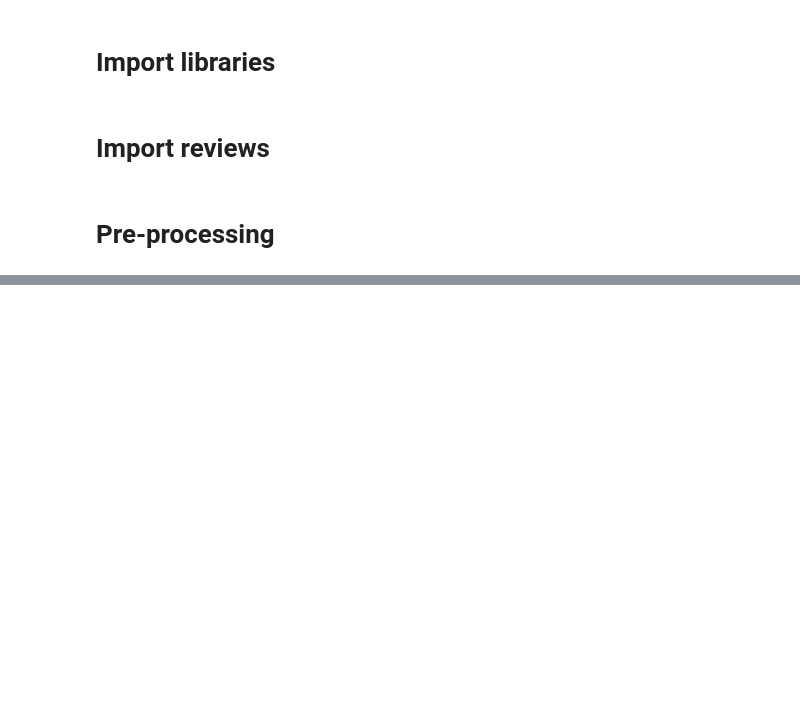
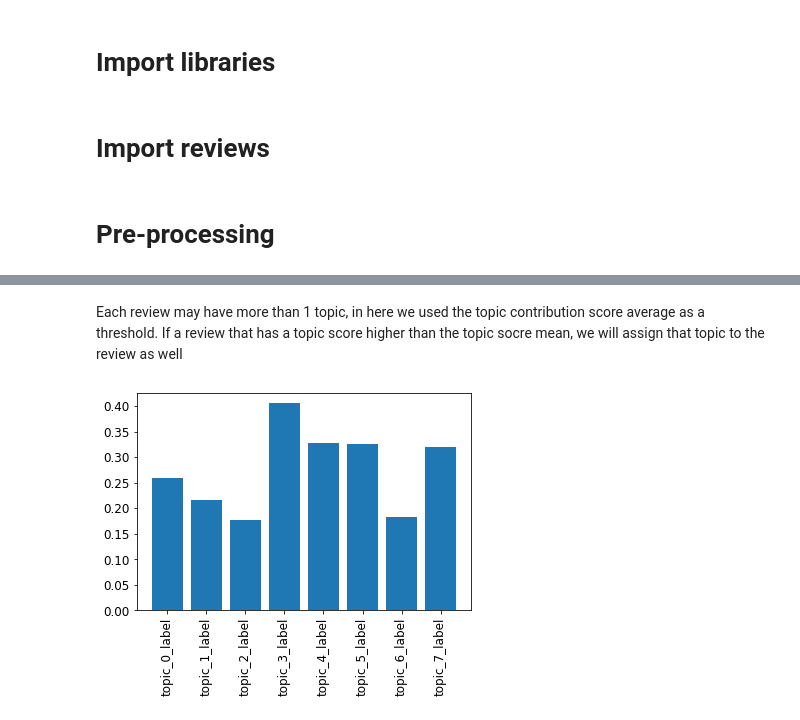
Before and after one commit to mads-app-reviews-nlp/app-reviews-nlp, a Jupyter notebook: playground/stanley/Unsupervised_learning.ipynb, the cells around one changed output, grey strips where cells are left out. Drawn from its saved outputs; the diff is of its cells as text; code cells hidden in the pictures; blank space fills up the shorter version.

```diff
--- a/playground/stanley/Unsupervised_learning.ipynb
+++ b/playground/stanley/Unsupervised_learning.ipynb
@@ -366,0 +558,27 @@ for tp in x:
+# %% [markdown]
+Each review may have more than 1 topic, in here we used the topic contribution score average as a threshold. If a review that has a topic score higher than the topic socre mean, we will assign that topic to the review as well
+# %%
+#
+def multiple_labeling(row, col, mean_value):
+    if row['dominant_topic_label']==col:
+        return True
+    elif row[col]>mean_value:
+        return True
+    else:
+        return False
+
+
+for col in tqdm(sg_topic_weights.columns[:8]):
+    mean_value=sg_topic_weights[col].mean()
+    sg_topic_weights['{}_label'.format(col)]=sg_topic_weights.apply(lambda row: multiple_labeling(row, col, mean_value), axis=1)
+
+y_values=[]
+total=sg_topic_weights.shape[0]
+for col in sg_topic_weights.columns[-8:]:
+    y_values.append(sg_topic_weights[col].value_counts().loc[True]/total)
+plt.bar(sg_topic_weights.columns[-8:], y_values)
+plt.xticks(fontsize=12, rotation=90)
+plt.yticks(fontsize=12 )
+plt.show()
+# %% [output]
+[figure, added]
```
Also changed, not shown: parts of 87 cells of this notebook, 27 other files.
